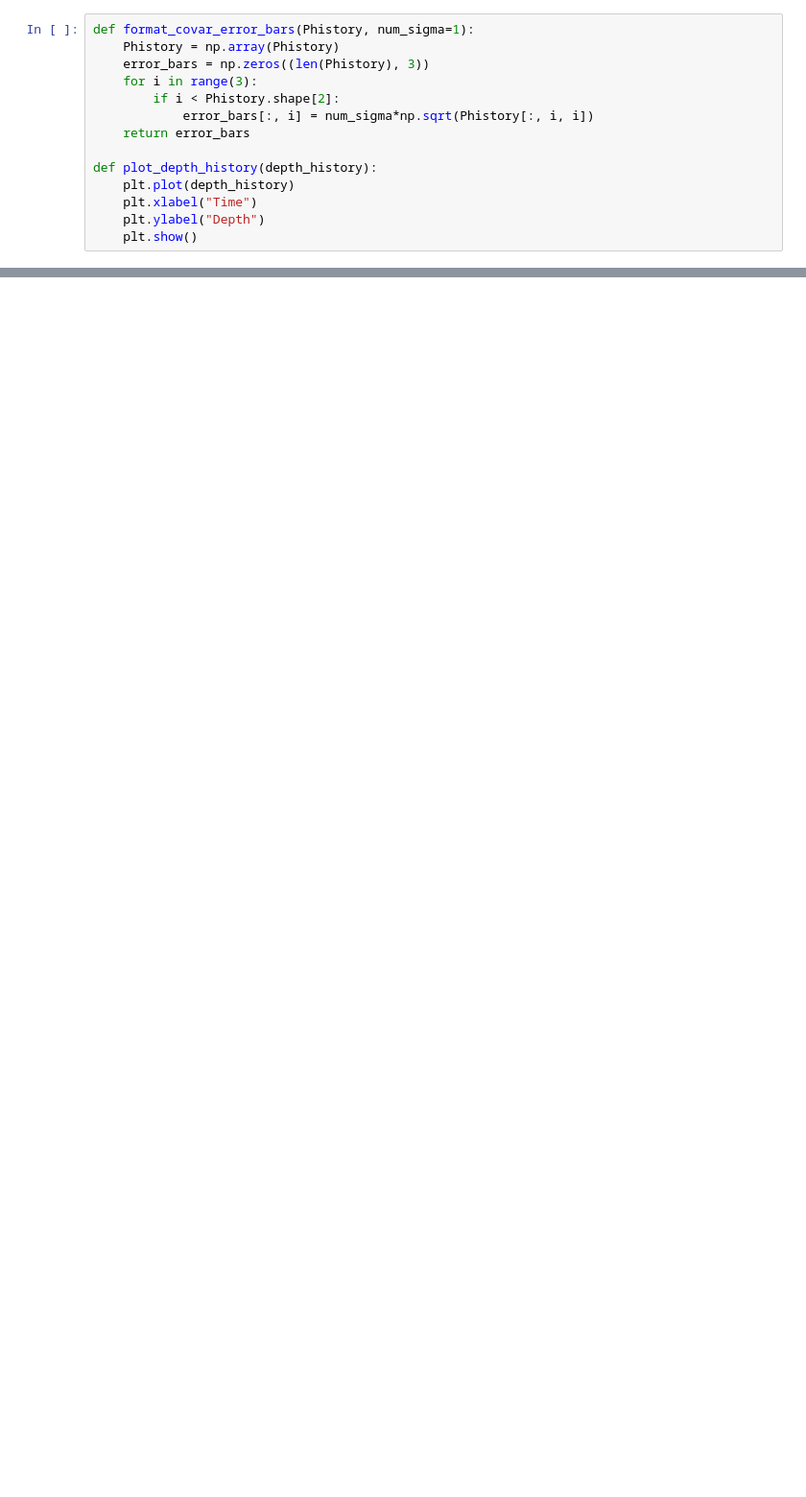
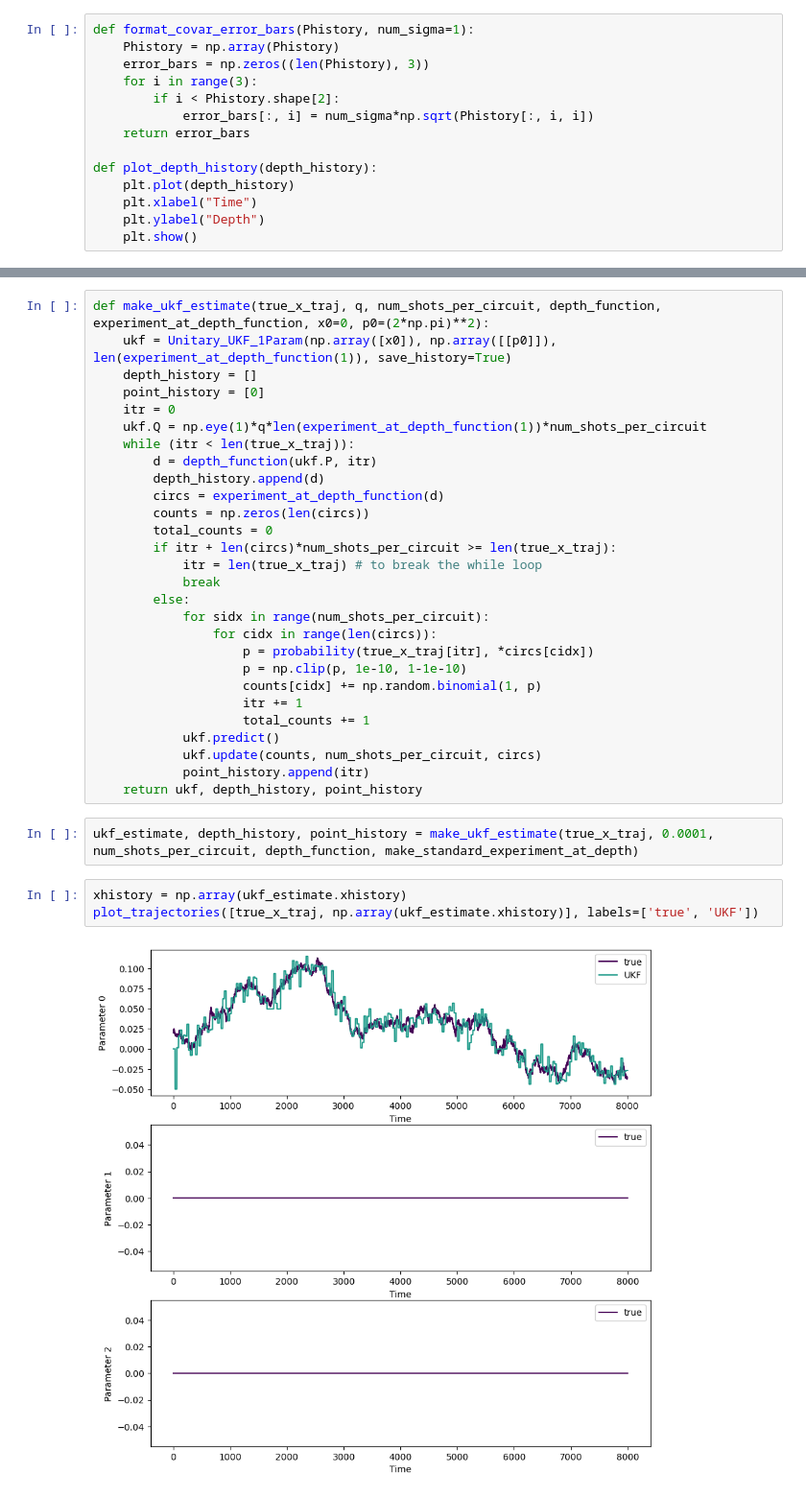
Before and after one commit to jpmarceaux/KalmanRPE, a Jupyter notebook: bootstrapping_trajs.ipynb, the cells around one changed output, grey strips where cells are left out. Shown at 96% size. Saved outputs shown, nothing was run; the diff lists cells and outputs as text; blank space fills up the shorter version.

```diff
--- a/bootstrapping_trajs.ipynb
+++ b/bootstrapping_trajs.ipynb
@@ -413,0 +461,35 @@ array([0.96225098, 0.30941135, 1.        ])
+# %%
+def make_ukf_estimate(true_x_traj, q, num_shots_per_circuit, depth_function, experiment_at_depth_function, x0=0, p0=(2*np.pi)**2):
+    ukf = Unitary_UKF_1Param(np.array([x0]), np.array([[p0]]), len(experiment_at_depth_function(1)), save_history=True)
+    depth_history = []
+    point_history = [0]
+    itr = 0
+    ukf.Q = np.eye(1)*q*len(experiment_at_depth_function(1))*num_shots_per_circuit
+    while (itr < len(true_x_traj)):
+        d = depth_function(ukf.P, itr)
+        depth_history.append(d)
+        circs = experiment_at_depth_function(d)
+        counts = np.zeros(len(circs))
+        total_counts = 0
+        if itr + len(circs)*num_shots_per_circuit >= len(true_x_traj):
+            itr = len(true_x_traj) # to break the while loop
+            break
+        else:
+            for sidx in range(num_shots_per_circuit):
+                for cidx in range(len(circs)):
+                    p = probability(true_x_traj[itr], *circs[cidx])
+                    p = np.clip(p, 1e-10, 1-1e-10)
+                    counts[cidx] += np.random.binomial(1, p)
+                    itr += 1
+                    total_counts += 1
+            ukf.predict()
+            ukf.update(counts, num_shots_per_circuit, circs)
+            point_history.append(itr)
+    return ukf, depth_history, point_history
+# %%
+ukf_estimate, depth_history, point_history = make_ukf_estimate(true_x_traj, 0.0001, num_shots_per_circuit, depth_function, make_standard_experiment_at_depth)
+# %%
+xhistory = np.array(ukf_estimate.xhistory)
+plot_trajectories([true_x_traj, np.array(ukf_estimate.xhistory)], labels=['true', 'UKF'])
+# %% [output]
+[figure, added]
```
Also changed, not shown: parts of 28 cells of this notebook, 5 other files.
